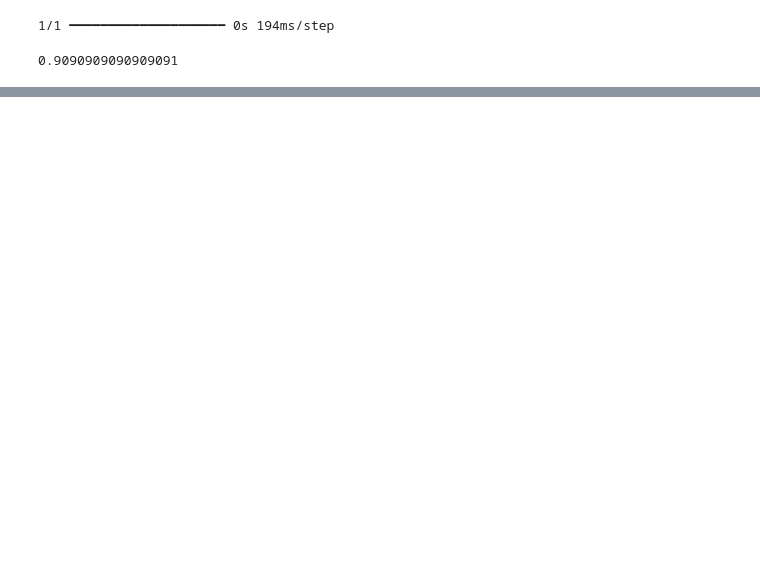
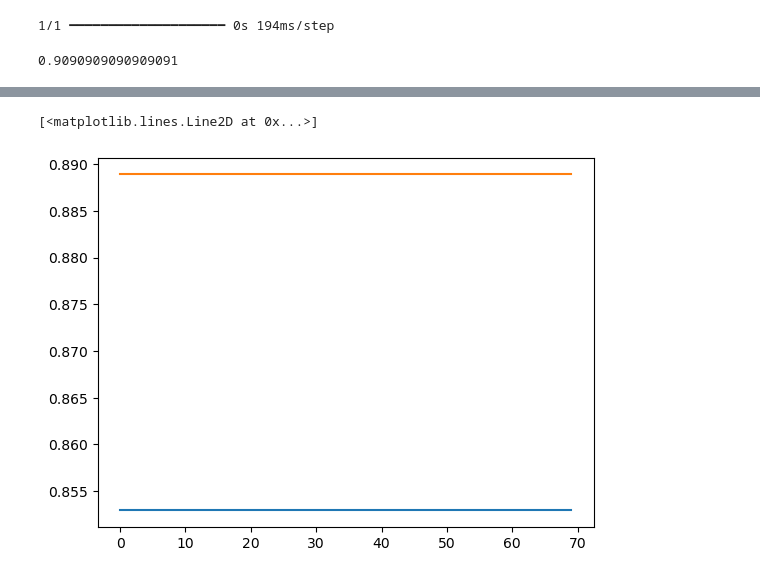
Before and after one commit to SinhaBobby/ScreenTimeAnlysis, a Jupyter notebook: Screen_time.ipynb, the cells around one changed output, grey strips where cells are left out. Cells and saved outputs as stored; diff of their text form; code cells hidden in the pictures; blank space fills up the shorter version.

```diff
--- a/Screen_time.ipynb
+++ b/Screen_time.ipynb
@@ -248,0 +256,6 @@ print(accuracy_score(y_pred_cn,Y_test))
+# %%
+plt.plot(history.history['Accuracy'])
+plt.plot(history.history['val_Accuracy'])
+# %% [output]
+[<matplotlib.lines.Line2D at 0x...>]
+[figure, added]
```
Also changed, not shown: parts of 4 cells of this notebook.
